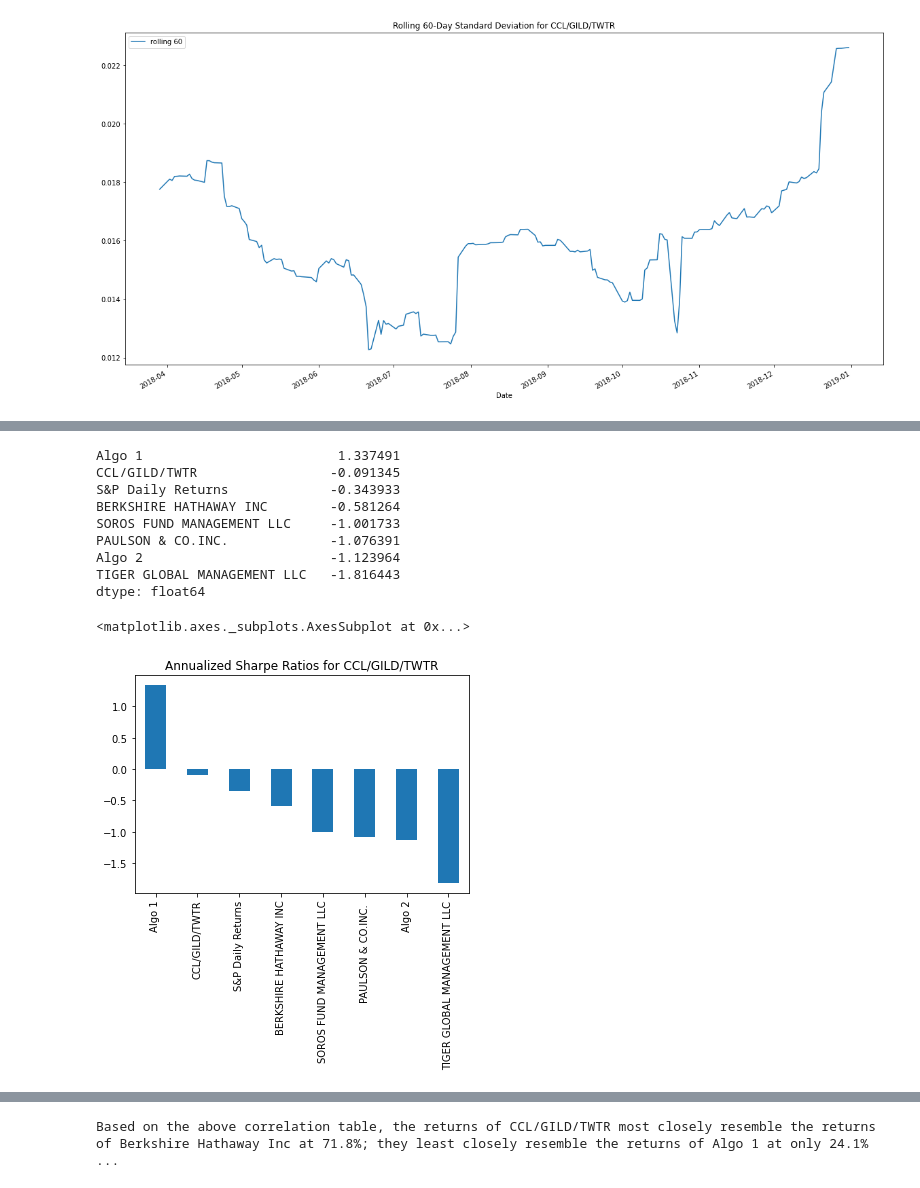
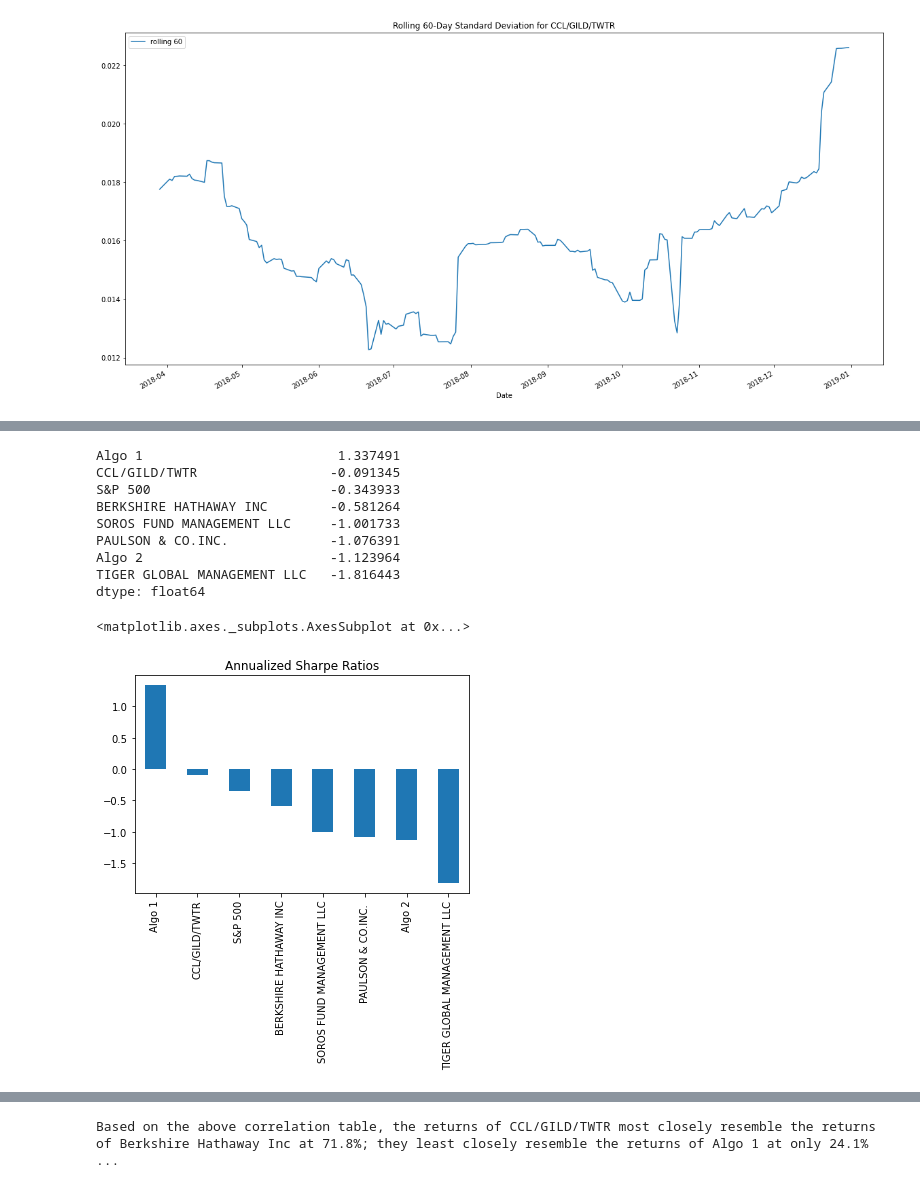
Before and after one commit to fischlerben/Portfolio-Analysis, a Jupyter notebook: Portfolio Analysis.ipynb, the cells around one changed output, grey strips where cells are left out. Drawn from its saved outputs; the diff is of its cells as text; code cells hidden in the pictures.

```diff
--- a/Portfolio Analysis.ipynb
+++ b/Portfolio Analysis.ipynb
@@ -163,6 +172,6 @@ sp500_daily_returns.head()
 | 2012-10-08 | -0.003457 |
 # %%
 # Rename Column
-sp500_daily_returns.columns = ["S&P Daily Returns"]
+sp500_daily_returns.columns = ["S&P 500"]
 sp500_daily_returns.head()
 # %% [output]
@@ -554,7 +562,7 @@ my_portfolio_annualized_sharpe_ratios_sorted
 # %% [output]
 Algo 1                         1.337491
 CCL/GILD/TWTR                 -0.091345
-S&P Daily Returns             -0.343933
+S&P 500                       -0.343933
 BERKSHIRE HATHAWAY INC        -0.581264
 SOROS FUND MANAGEMENT LLC     -1.001733
 PAULSON & CO.INC.             -1.076391
@@ -563,10 +571,10 @@ TIGER GLOBAL MANAGEMENT LLC   -1.816443
 dtype: float64
 # %%
 # Visualize the sharpe ratios as a bar plot
-my_portfolio_annualized_sharpe_ratios_sorted.plot(kind = "bar", title = "Annualized Sharpe Ratios for CCL/GILD/TWTR")
+my_portfolio_annualized_sharpe_ratios_sorted.plot(kind = "bar", title = "Annualized Sharpe Ratios")
 # %% [output]
 <matplotlib.axes._subplots.AxesSubplot at 0x...>
-[figure, old version]
+[figure, new version]
 # %%
 # Create a correlation analysis
 correlation = total_portfolio_returns_df.corr()
```
Also changed, not shown: parts of 25 cells of this notebook.
